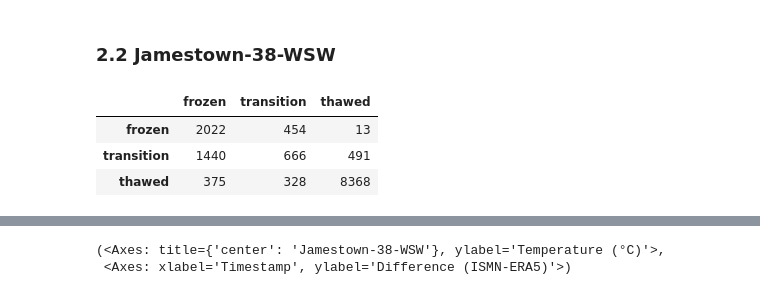
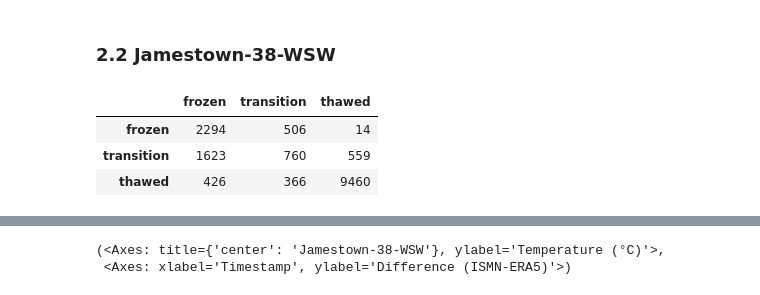
Before and after one commit to gerezk/freeze-thaw-soil-prediction, a Jupyter notebook: notebooks/assess_methodology.ipynb, the cells around one changed output, grey strips where cells are left out. Cells and saved outputs as stored; diff of their text form; code cells hidden in the pictures.

```diff
--- a/notebooks/assess_methodology.ipynb
+++ b/notebooks/assess_methodology.ipynb
@@ -167,15 +167,15 @@ plot_temp_differences(aberdeen_era5_df, StationName.ABERDEEN, start_date, end_da
 # %% [markdown]
 ### 2.2 Jamestown-38-WSW
 # %%
-_, jamestown_era5_df = combine_dfs.main(StationName.JAMESTOWN, c.CLEANED_DATA_PATH)
+_, jamestown_era5_df = combine_dfs(StationName.JAMESTOWN, c.CLEANED_DATA_PATH)
 jamestown_era5_df = jamestown_era5_df.dropna()
 
 create_cm_df(jamestown_era5_df, c.CLASSES)
 # %% [output]
 |  | frozen | transition | thawed |
-| frozen | 2022 | 454 | 13 |
-| transition | 1440 | 666 | 491 |
-| thawed | 375 | 328 | 8368 |
+| frozen | 2294 | 506 | 14 |
+| transition | 1623 | 760 | 559 |
+| thawed | 426 | 366 | 9460 |
 # %%
 plot_temp_labels(jamestown_era5_df, StationName.JAMESTOWN, start_date, end_date)
 # %% [output]
```
Also changed, not shown: parts of 25 cells of this notebook, 9 other files.
